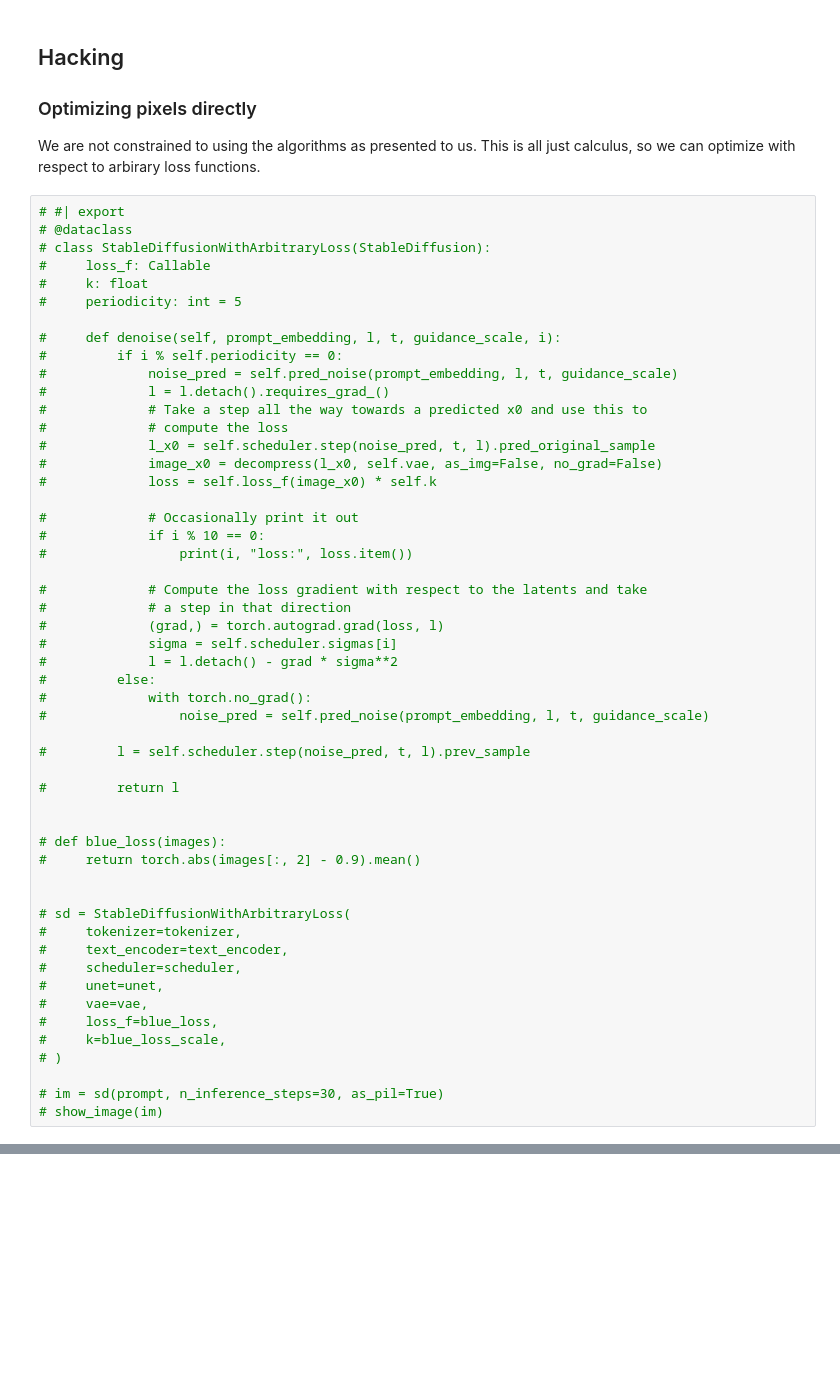
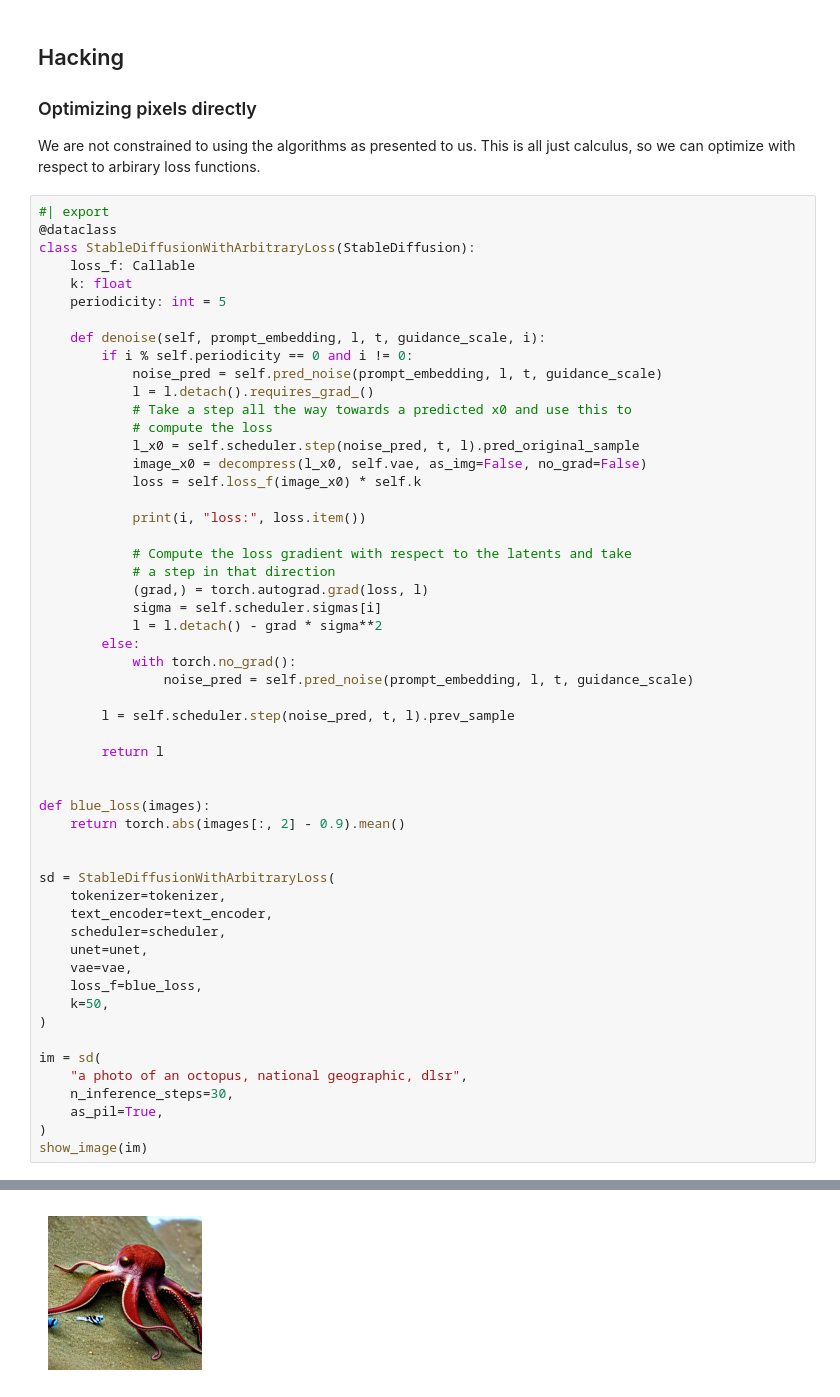
Before and after one commit to jeremyadamsfisher/SlowAI, a Jupyter notebook: nbs/00_overview.ipynb, the cells around one changed output, grey strips where cells are left out. Drawn from its saved outputs; the diff is of its cells as text; blank space fills up the shorter version.

```diff
--- a/nbs/00_overview.ipynb
+++ b/nbs/00_overview.ipynb
@@ -493,54 +494,57 @@ Read more about that here: https://stable-diffusion-art.com/samplers/
 
 We are not constrained to using the algorithms as presented to us. This is all just calculus, so we can optimize with respect to arbirary loss functions.
 # %%
-# #| export
-# @dataclass
-# class StableDiffusionWithArbitraryLoss(StableDiffusion):
-#     loss_f: Callable
-#     k: float
-#     periodicity: int = 5
+#| export
+@dataclass
+class StableDiffusionWithArbitraryLoss(StableDiffusion):
+    loss_f: Callable
+    k: float
+    periodicity: int = 5
 
-#     def denoise(self, prompt_embedding, l, t, guidance_scale, i):
-#         if i % self.periodicity == 0:
-#             noise_pred = self.pred_noise(prompt_embedding, l, t, guidance_scale)
-#             l = l.detach().requires_grad_()
-#             # Take a step all the way towards a predicted x0 and use this to
-#             # compute the loss
-#             l_x0 = self.scheduler.step(noise_pred, t, l).pred_original_sample
-#             image_x0 = decompress(l_x0, self.vae, as_img=False, no_grad=False)
-#             loss = self.loss_f(image_x0) * self.k
+    def denoise(self, prompt_embedding, l, t, guidance_scale, i):
+        if i % self.periodicity == 0 and i != 0:
+            noise_pred = self.pred_noise(prompt_embedding, l, t, guidance_scale)
+            l = l.detach().requires_grad_()
+            # Take a step all the way towards a predicted x0 and use this to
+            # compute the loss
+            l_x0 = self.scheduler.step(noise_pred, t, l).pred_original_sample
+            image_x0 = decompress(l_x0, self.vae, as_img=False, no_grad=False)
+            loss = self.loss_f(image_x0) * self.k
 
-#             # Occasionally print it out
-#             if i % 10 == 0:
-#                 print(i, "loss:", loss.item())
+            print(i, "loss:", loss.item())
 
-#             # Compute the loss gradient with respect to the latents and take
-#             # a step in that direction
-#             (grad,) = torch.autograd.grad(loss, l)
-#             sigma = self.scheduler.sigmas[i]
-#             l = l.detach() - grad * sigma**2
-#         else:
-#             with torch.no_grad():
-#                 noise_pred = self.pred_noise(prompt_embedding, l, t, guidance_scale)
+            # Compute the loss gradient with respect to the latents and take
+            # a step in that direction
+            (grad,) = torch.autograd.grad(loss, l)
+            sigma = self.scheduler.sigmas[i]
+            l = l.detach() - grad * sigma**2
+        else:
+            with torch.no_grad():
+                noise_pred = self.pred_noise(prompt_embedding, l, t, guidance_scale)
 
-#         l = self.scheduler.step(noise_pred, t, l).prev_sample
+        l = self.scheduler.step(noise_pred, t, l).prev_sample
 
-#         return l
+        return l
 
 
-# def blue_loss(images):
-#     return torch.abs(images[:, 2] - 0.9).mean()
+def blue_loss(images):
+    return torch.abs(images[:, 2] - 0.9).mean()
 
 
-# sd = StableDiffusionWithArbitraryLoss(
-#     tokenizer=tokenizer,
-#     text_encoder=text_encoder,
-#     scheduler=scheduler,
-#     unet=unet,
-#     vae=vae,
-#     loss_f=blue_loss,
-#     k=blue_loss_scale,
-# )
+sd = StableDiffusionWithArbitraryLoss(
+    tokenizer=tokenizer,
+    text_encoder=text_encoder,
+    scheduler=scheduler,
+    unet=unet,
+    vae=vae,
+    loss_f=blue_loss,
+    k=50,
+)
 
-# im = sd(prompt, n_inference_steps=30, as_pil=True)
-# show_image(im)
+im = sd(
+    "a photo of an octopus, national geographic, dlsr",
+    n_inference_steps=30,
+    as_pil=True,
+)
+show_image(im)
+# %% [output]
@@ -546,0 +556 @@ We are not constrained to using the algorithms as presented to us. This is all j
+[figure, added]
```
Also changed, not shown: parts of 15 cells of this notebook.
